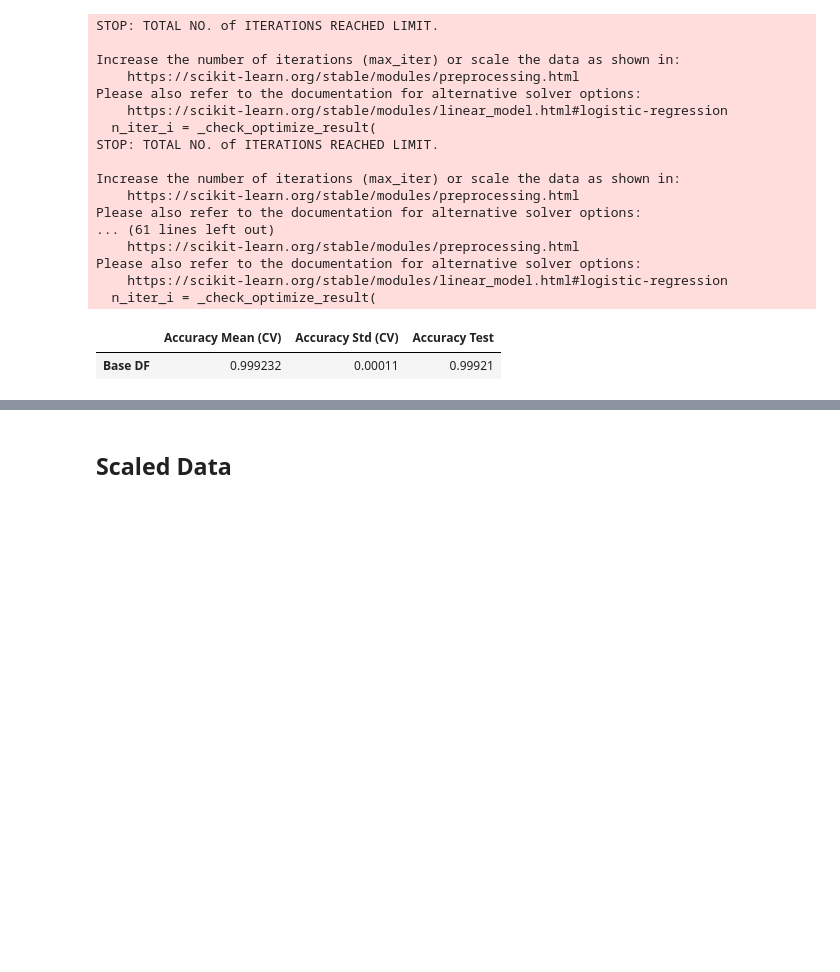
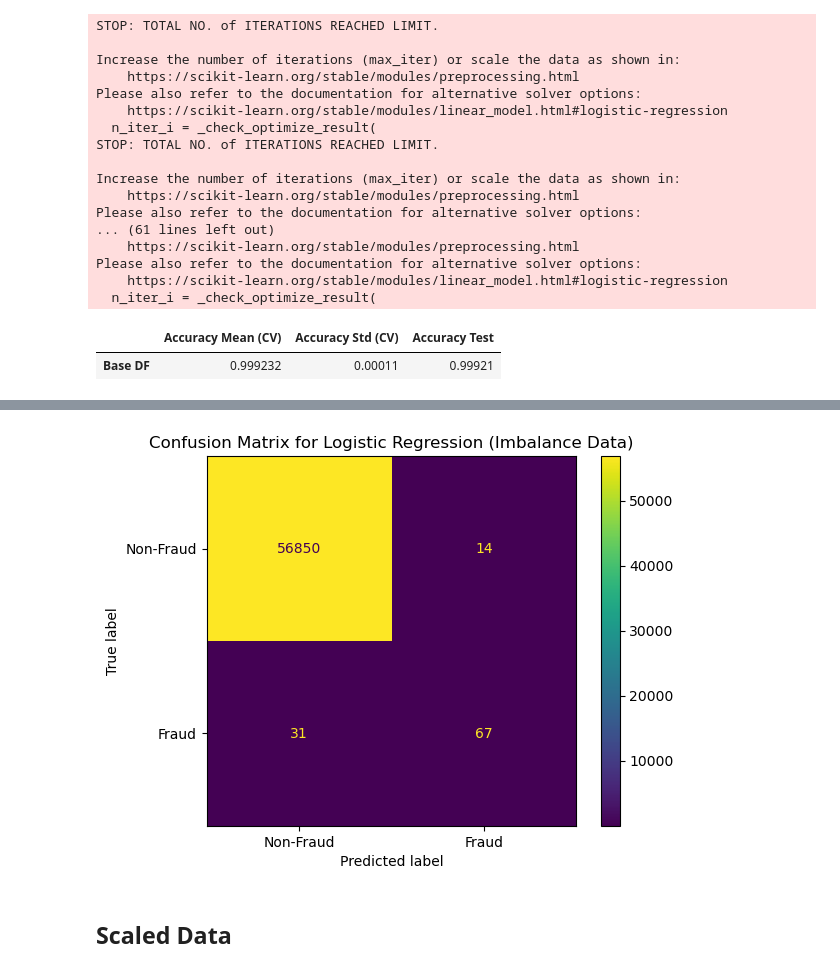
Before and after one commit to barissucuoglu/Data-Science-Playground, a Jupyter notebook: ML/Credit Card Fraud Detection.ipynb, the cells around one changed output, grey strips where cells are left out. Saved outputs shown, nothing was run; the diff lists cells and outputs as text; code cells hidden in the pictures; blank space fills up the shorter version.

```diff
--- a/ML/Credit Card Fraud Detection.ipynb
+++ b/ML/Credit Card Fraud Detection.ipynb
@@ -110,7 +130,7 @@ plt.show()
 # %%
 def display_conf_matrix(model_name: str, y_true, predictions):
     conf_matrix = confusion_matrix(y_true, predictions)
-    cmdisplay = ConfusionMatrixDisplay(conf_matrix, display_labels=["Alzheimer", "Not Alzheimer"])
+    cmdisplay = ConfusionMatrixDisplay(conf_matrix, display_labels=["Non-Fraud", "Fraud"])
 
     cmdisplay.plot(cmap="viridis")
     plt.title(f"Confusion Matrix for {model_name}")
@@ -178,3 +209,7 @@ results
+# %%
+display_conf_matrix("Logistic Regression (Imbalance Data)", y_valid, y_pred)
+# %% [output]
+[figure, added]
 # %% [markdown]
 ## Scaled Data
 # %%
```
Also changed, not shown: parts of 3 cells of this notebook, 1 other file.
